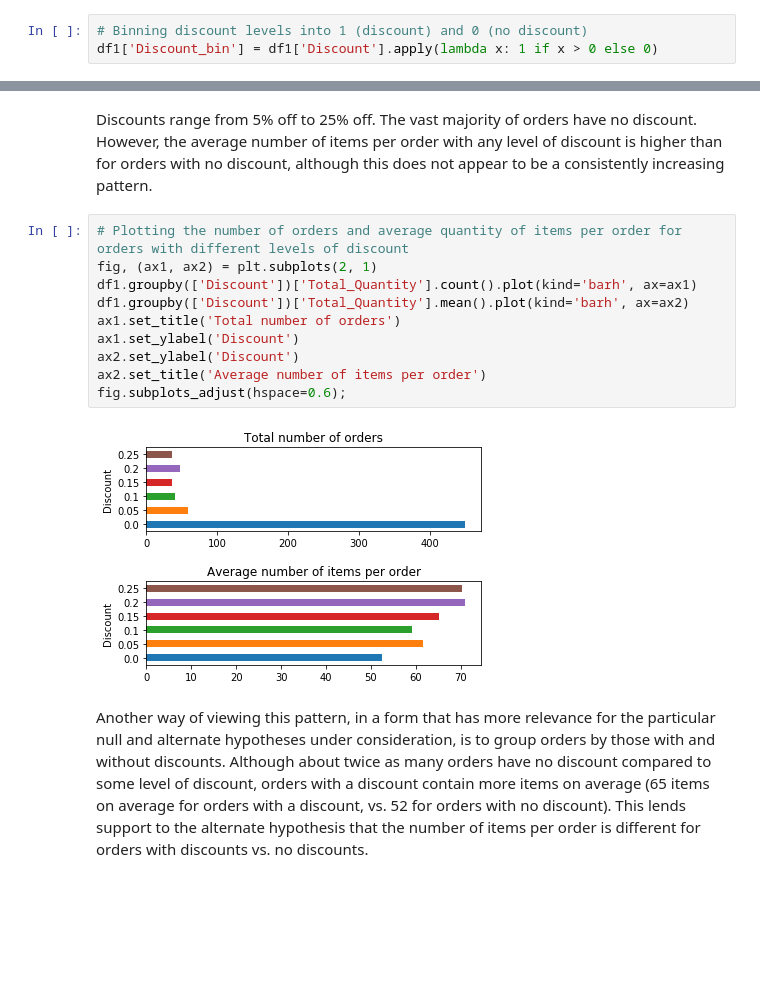
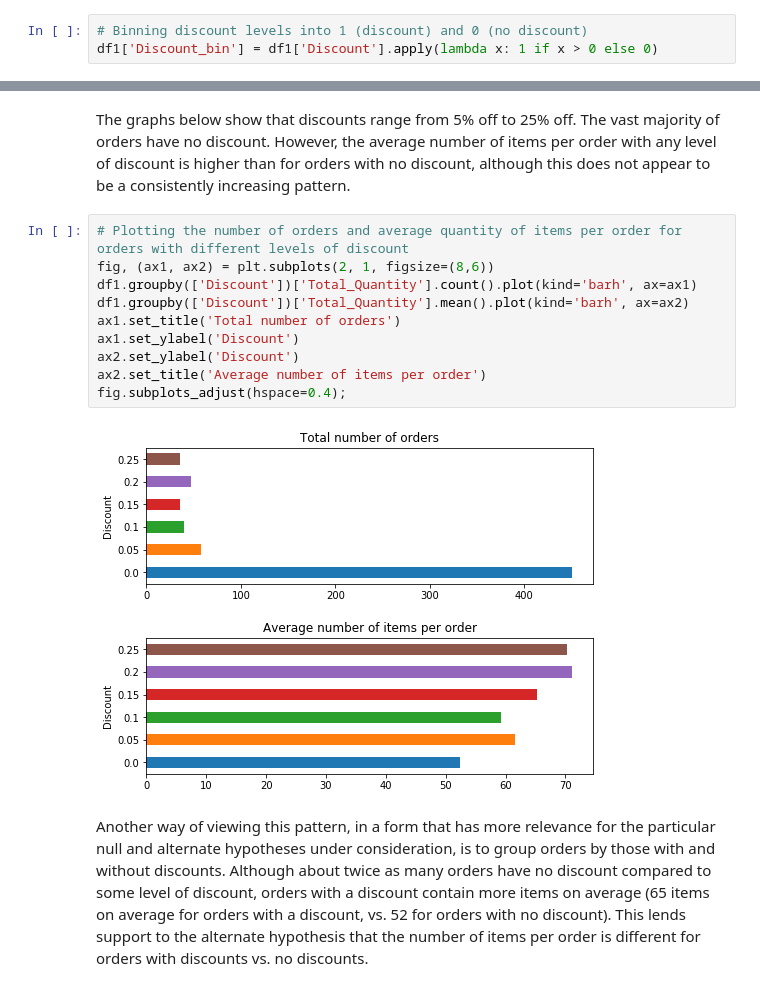
Before and after one commit to L-Lewis/dsc-2-final-project-online-ds-ft-011419, a Jupyter notebook: Module2_Project.ipynb, the cells around one changed output, grey strips where cells are left out. Cells and saved outputs as stored; diff of their text form; blank space fills up the shorter version.

```diff
--- a/Module2_Project.ipynb
+++ b/Module2_Project.ipynb
@@ -190,17 +156,17 @@ df1['Discount_bin'] = df1['Discount'].apply(lambda x: 1 if x > 0 else 0)
 # %% [markdown]
-Discounts range from 5% off to 25% off. The vast majority of orders have no discount. However, the average number of items per order with any level of discount is higher than for orders with no discount, although this does not appear to be a consistently increasing pattern.
+The graphs below show that discounts range from 5% off to 25% off. The vast majority of orders have no discount. However, the average number of items per order with any level of discount is higher than for orders with no discount, although this does not appear to be a consistently increasing pattern.
 # %%
 # Plotting the number of orders and average quantity of items per order for orders with different levels of discount
-fig, (ax1, ax2) = plt.subplots(2, 1)
+fig, (ax1, ax2) = plt.subplots(2, 1, figsize=(8,6))
 df1.groupby(['Discount'])['Total_Quantity'].count().plot(kind='barh', ax=ax1)
 df1.groupby(['Discount'])['Total_Quantity'].mean().plot(kind='barh', ax=ax2)
 ax1.set_title('Total number of orders')
 ax1.set_ylabel('Discount')
 ax2.set_ylabel('Discount')
 ax2.set_title('Average number of items per order')
-fig.subplots_adjust(hspace=0.6);
+fig.subplots_adjust(hspace=0.4);
 # %% [output]
-[figure, old version]
+[figure, new version]
 # %% [markdown]
 Another way of viewing this pattern, in a form that has more relevance for the particular null and alternate hypotheses under consideration, is to group orders by those with and without discounts. Although about twice as many orders have no discount compared to some level of discount, orders with a discount contain more items on average (65 items on average for orders with a discount, vs. 52 for orders with no discount). This lends support to the alternate hypothesis that the number of items per order is different for orders with discounts vs. no discounts.
 # %%
```
Also changed, not shown: parts of 60 cells of this notebook.
